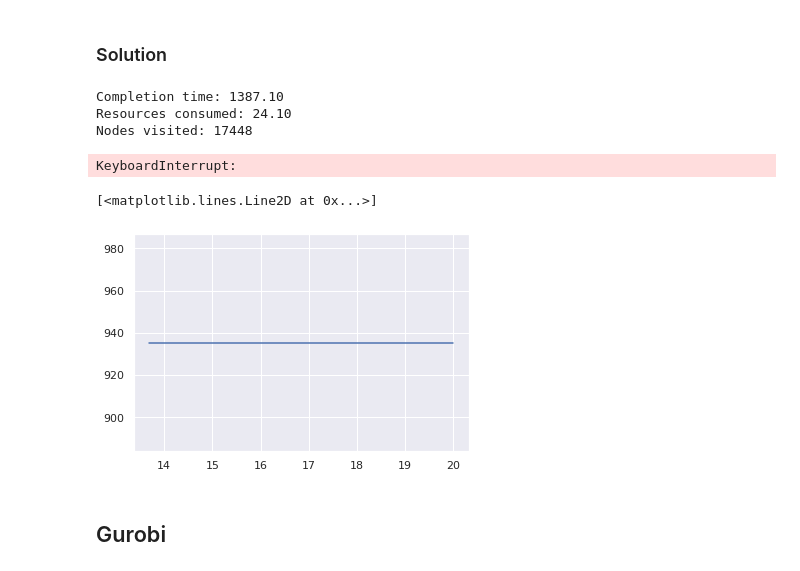
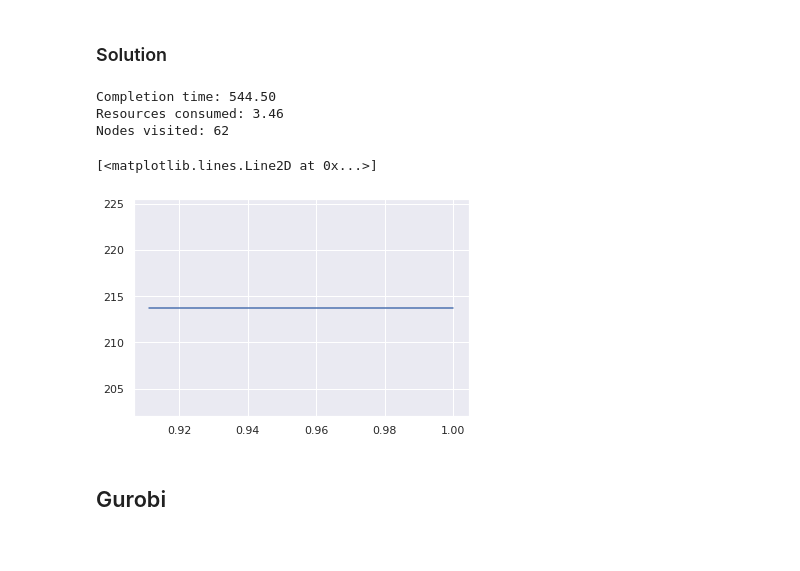
Before and after one commit to LetteraUnica/mathematical-optimization, a Jupyter notebook: final-project/TDASP.ipynb, the cells around one changed output. Cells and saved outputs as stored; diff of their text form; code cells hidden in the pictures.

```diff
--- a/final-project/TDASP.ipynb
+++ b/final-project/TDASP.ipynb
@@ -149,10 +149,10 @@ axes[1].legend()
 # %% [markdown]
 ### Solution
 # %%
-# Global parameters
-n_activities = 16
+# Problem parameters
+n_activities = 2
 Q = 2*n_activities
-eps = 0.1
+eps = 1.
 
 rng = np.random.default_rng(seed=42)
 model = TrafficModel(traffic_over_space, traffic_over_time)
@@ -171,7 +171,7 @@ for i in range(8, 8+n_activities):
     # activities.append(
     #     Activity(60*i, 60*(i+2), route.travel_time, route.resources_consumed))
     activities.append(
-        Activity(60*i, 60*(i+2), my_tau, my_rho))
+        Activity(60*i, 60*(i+2), my_tau, my_rho, lambda x: 1))
 
 discretizer = TimeDiscretizer(eps)
 # %%
@@ -184,9 +184,9 @@ for activity in activities:
     q.append(dict([(i, activity.resources(time))
              for i, time in enumerate(times)]))
 
-sol = TEN_solve(V, activities, q, 24.1)
+sol = TEN_solve(V, activities, q, 3.5)
 sol
 # %% [output]
-Completion time: 1387.10
-Resources consumed: 24.10
-Nodes visited: 17448
+Completion time: 544.50
+Resources consumed: 3.46
+Nodes visited: 62
@@ -193,22 +258,21 @@ Nodes visited: 17448
 # %%
-# Solve in with DDD
-sol = DDD_solve(activities, Q, discretizer)
+# Solve with DDD
+sol = DDD_solve(activities, 1000, discretizer, TEN_delta)
 sol
-# %% [output]
-KeyboardInterrupt:
 # %%
-a = []
-Qs = []
-for Q in np.linspace(1.5*n_activities, 2.5*n_activities, 20):
+# Plot solution vs resources used
+Qs = np.linspace(0.2, 1., 10)
+
+times = []
+for Q in Qs:
     sol = TEN_solve(V, activities, q, Q)
     if sol is not None:
-        Qs.append(Q)
-        a.append(sol.completion_time())
+        times.append(sol.completion_time())
 
-pl.plot(Qs, a)
+pl.plot(Qs[-len(times):], times)
 # %% [output]
 [<matplotlib.lines.Line2D at 0x...>]
-[figure, old version]
+[figure, new version]
 # %% [markdown]
 ## Gurobi
 # %%
```
Also changed, not shown: parts of 2 cells of this notebook, 5 other files.
